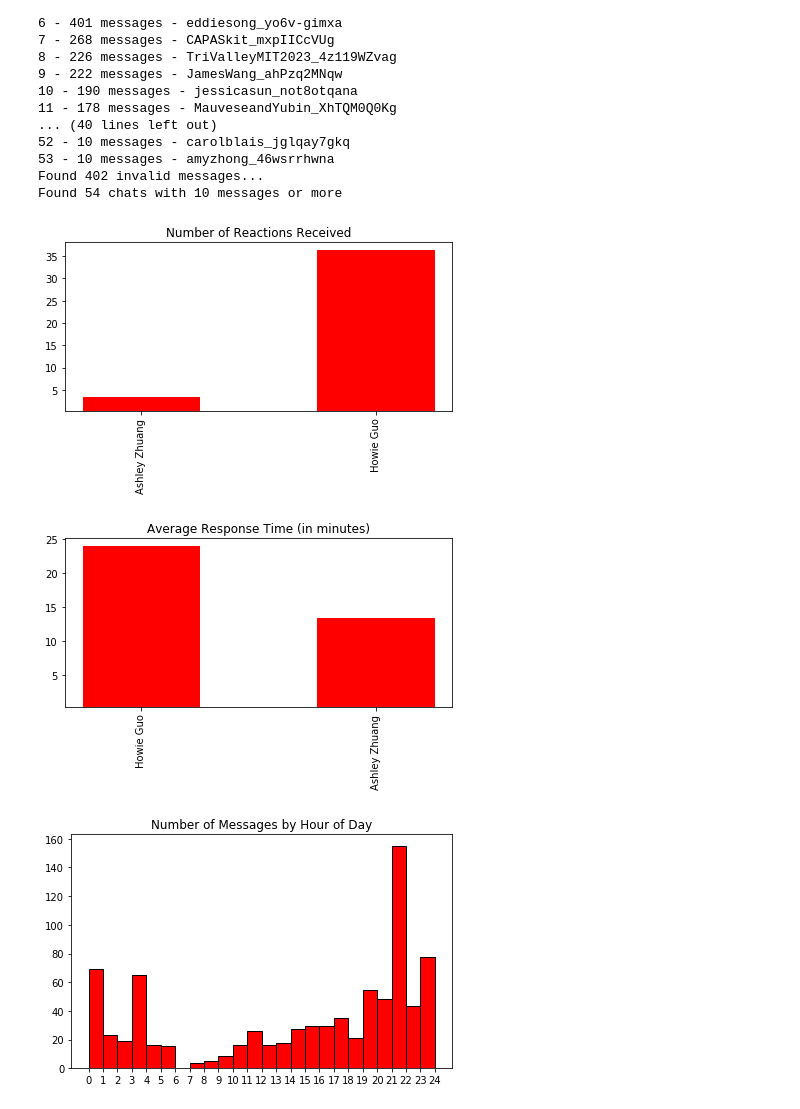
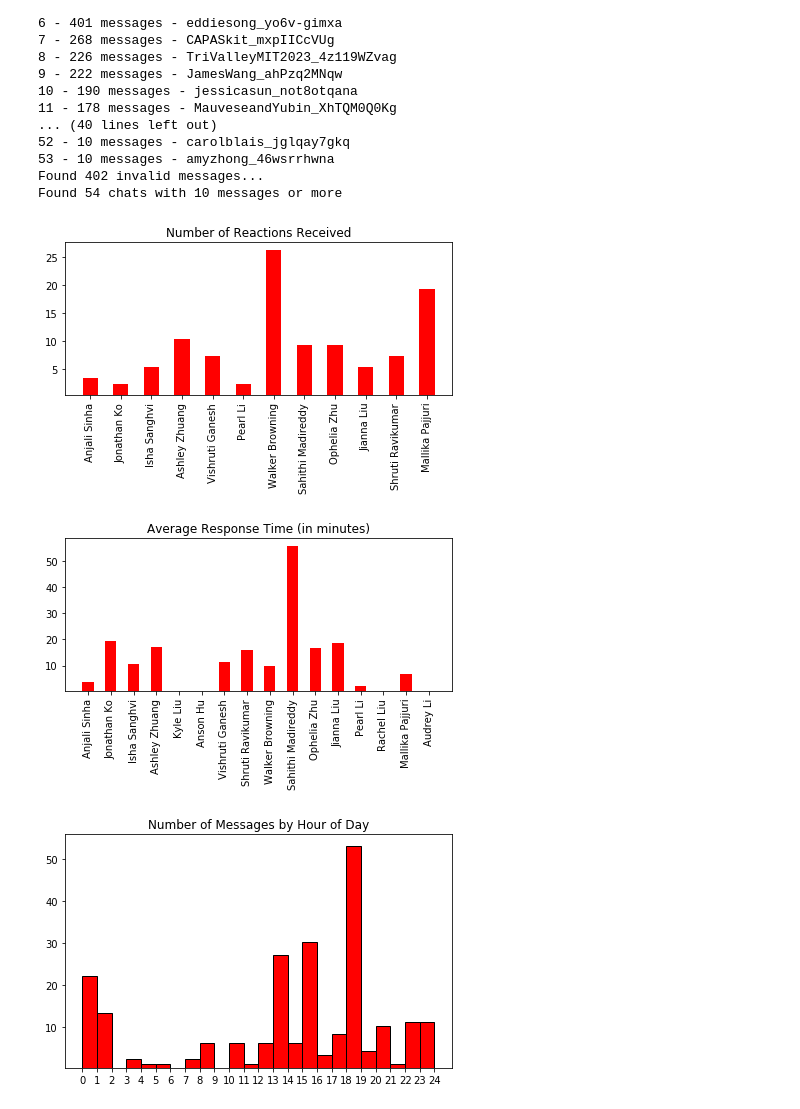
Before and after one commit to ashleyzhuang/facebook-message-analyzer, a Jupyter notebook: ashley_zhuang_tarun_prasad_facebook-message-analyzer.ipynb, the cells around one changed output. Cells and saved outputs as stored; diff of their text form; code cells hidden in the pictures.

```diff
--- a/ashley_zhuang_tarun_prasad_facebook-message-analyzer.ipynb
+++ b/ashley_zhuang_tarun_prasad_facebook-message-analyzer.ipynb
@@ -285,9 +285,9 @@ def print_grade_level(chat_number):
 
         print(output)
 # %%
-plot(0)
+plot(8)
 # %% [output]
-[figure, old version]
+[figure, new version]
-[figure, old version]
+[figure, new version]
-[figure, old version]
+[figure, new version]
 # %%
```
Also changed, not shown: parts of 1 cell of this notebook.
